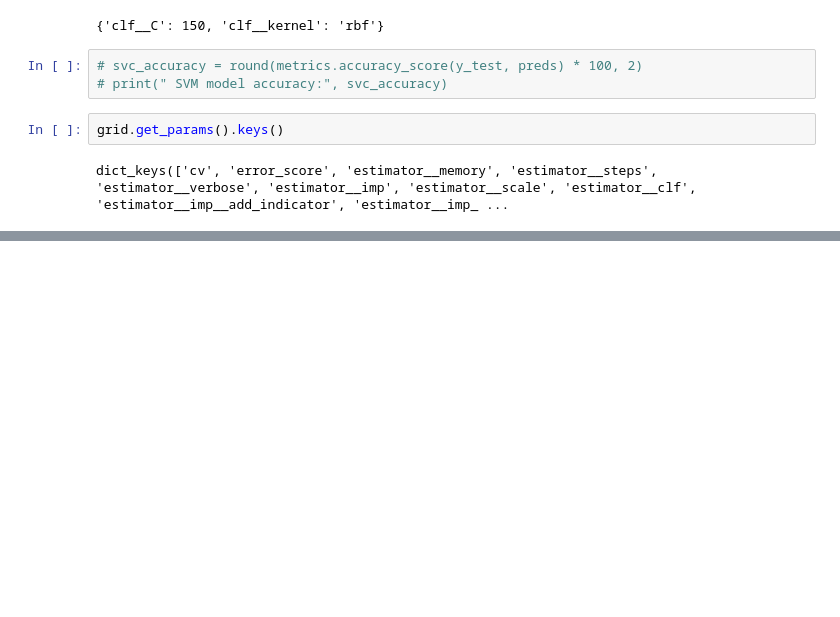
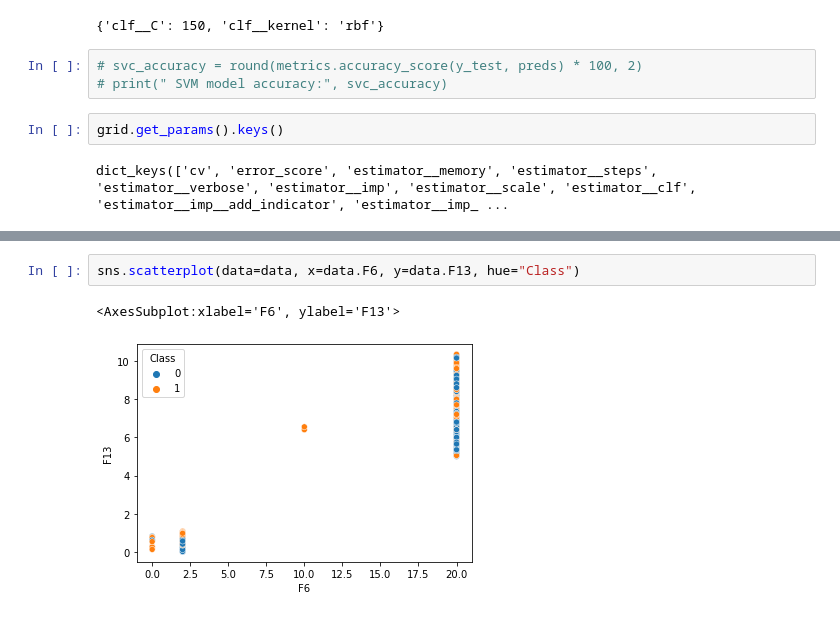
Before and after one commit to mk17250/CE802, a Jupyter notebook: CE802_P2_Notebook.ipynb, the cells around one changed output, grey strips where cells are left out. Saved outputs shown, nothing was run; the diff lists cells and outputs as text; blank space fills up the shorter version.

```diff
--- a/CE802_P2_Notebook.ipynb
+++ b/CE802_P2_Notebook.ipynb
@@ -387,0 +336,5 @@ np.histogram(data_array)
+# %%
+sns.scatterplot(data=data, x=data.F6, y=data.F13, hue="Class")
+# %% [output]
+<AxesSubplot:xlabel='F6', ylabel='F13'>
+[figure, added]
```
Also changed, not shown: parts of 23 cells of this notebook.
